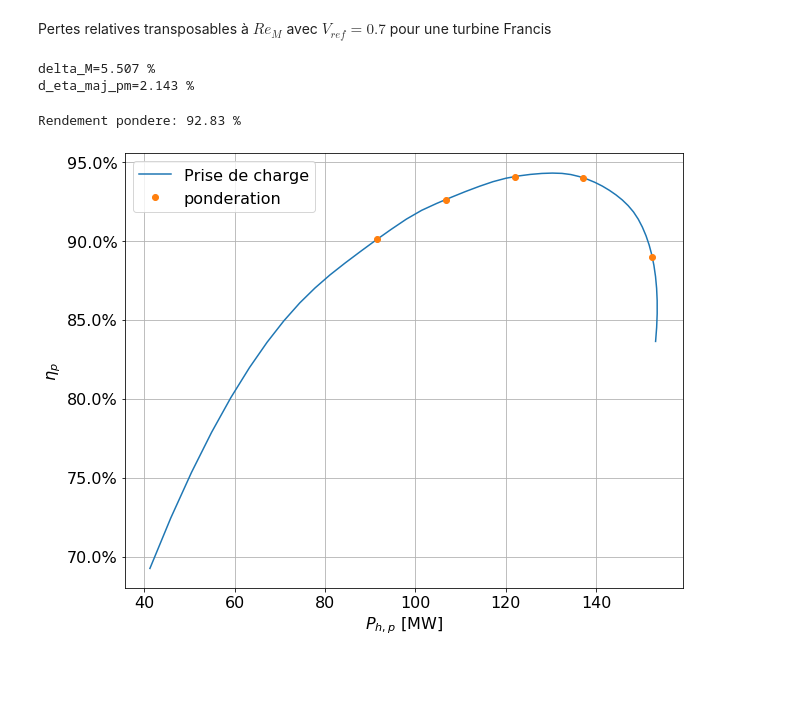
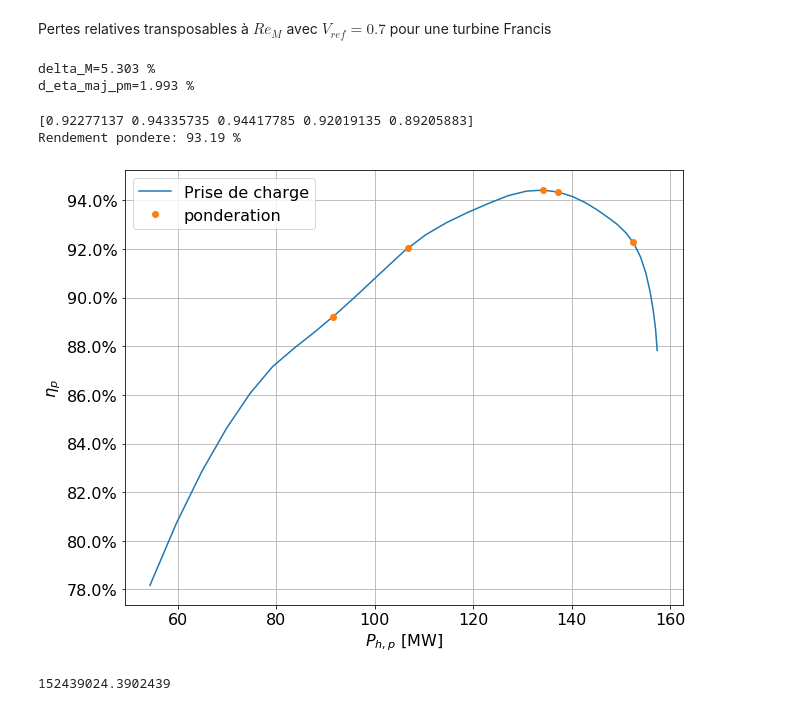
Before and after one commit to sanjosem/ENR855_projet, a Jupyter notebook: 01-similitude-demo/initialisation_similitude.ipynb, the cells around one changed output. Saved outputs shown, nothing was run; the diff lists cells and outputs as text; code cells hidden in the pictures; blank space fills up the shorter version.

```diff
--- a/01-similitude-demo/initialisation_similitude.ipynb
+++ b/01-similitude-demo/initialisation_similitude.ipynb
@@ -90,9 +90,11 @@ d_eta_maj_pm = 0.015
 ### Initialisation
 # %% [markdown]
 On choisit un point proche du maximum de rendement
+# %%
+n11 = 70.0
+q11 = 0.850
+P_design = 0.88 * P_m # Entre 81 et 83% de P_m
 # %%
-n11 = 85.0
-q11 = 0.800
 gamma = colline_modele.lsq_get_gamma_from_Q11_N11(q11,n11)
 eta_hM = colline_modele.f_eta(gamma,n11)[0]
 print('eta_hM = {0:.2f} %'.format(eta_hM*100))
@@ -143,7 +144,7 @@ eta_hM [%] [91.41968989]
 # Prise de charge
 On procède à une prise de charge à la chute constante, au diamètre précédemment déterminé et à la vitesse synchrone déterminée, donc à $N_{11}$ fixée.
 # %%
-WG_deg_vec = np.linspace(10,35)
+WG_deg_vec = np.linspace(10,40)
 Q11_vec = colline_modele.f_Q11(WG_deg_vec,n11)
 eta_M_vec = colline_modele.f_eta(WG_deg_vec,n11)
 fig,ax = colline_modele.plot_colline();
@@ -171,29 +172,38 @@ print('delta_M={0:0.3f} %'.format(delta_M*100.))
 d_eta_maj_pm = delta_M * (1 - (Re_M/Re_p)**0.16)
 print('d_eta_maj_pm={0:0.3f} %'.format(d_eta_maj_pm*100.))
 # %% [output]
-delta_M=5.507 %
-d_eta_maj_pm=2.143 %
+delta_M=5.303 %
+d_eta_maj_pm=1.993 %
 # %%
 Q_vec = Q11_vec * D**2 * np.sqrt(H)
 P_vec = rho * g * H * Q_vec * (eta_M_vec+d_eta_maj_pm)
-plt.plot(P_vec/1.0e6,eta_M_vec+d_eta_maj_pm,label='Prise de charge')
+
 if np.all((ponderation['Puissance [W]']>P_vec.min()) & (ponderation['Puissance [W]']<P_vec.max())):
-    f_P_eta = interp1d(P_vec,eta_M_vec+d_eta_maj_pm,fill_value='extrapolate')
+    eta_proto = eta_M_vec+d_eta_maj_pm
+    f_P_eta = interp1d(P_vec[:P_vec.argmax()],eta_proto[:P_vec.argmax()])
+    plt.plot(P_vec[:P_vec.argmax()]/1.0e6,eta_proto[:P_vec.argmax()],label='Prise de charge')
+    ponderation.loc[ponderation['Poids'].idxmax(),'Puissance [W]'] = P_vec[iopt]
     eta_node = f_P_eta(ponderation['Puissance [W]'])
+    print(eta_node)
     Q_node = ponderation['Puissance [W]']/(rho* g * H * eta_node)
     Q11_node = Q_node  / ( D**2 * np.sqrt(H) )
     ponderation['eta_p'] = eta_node
     eta_weighted = np.sum( eta_node * ponderation['Poids'])/100.
     print('Rendement pondere: {0:.2f} %'.format(eta_weighted*100))
     plt.plot(ponderation['Puissance [W]']/1.0e6,eta_node,'o',label='ponderation')
 else:
     print('Puissances non accessible')
     print('Bornes prise de charge [MW]: ({0:.1f},{1:.1f})'.format(P_vec.min()/1.0e6,P_vec.max()/1.0e6))
 plt.ylabel(r'$\eta_p$')
 plt.xlabel(r'$P_{h,p}$ [MW]')
 plt.gca().yaxis.set_major_formatter(tck.PercentFormatter(xmax=1.0))
 plt.legend()
 plt.grid()
 # %% [output]
-Rendement pondere: 92.83 %
+[0.92277137 0.94335735 0.94417785 0.92019135 0.89205883]
+Rendement pondere: 93.19 %
-[figure, old version]
+[figure, new version]
+# %%
+P_m
+# %% [output]
+152439024.3902439
```
Also changed, not shown: parts of 6 cells of this notebook, 12 other files.
